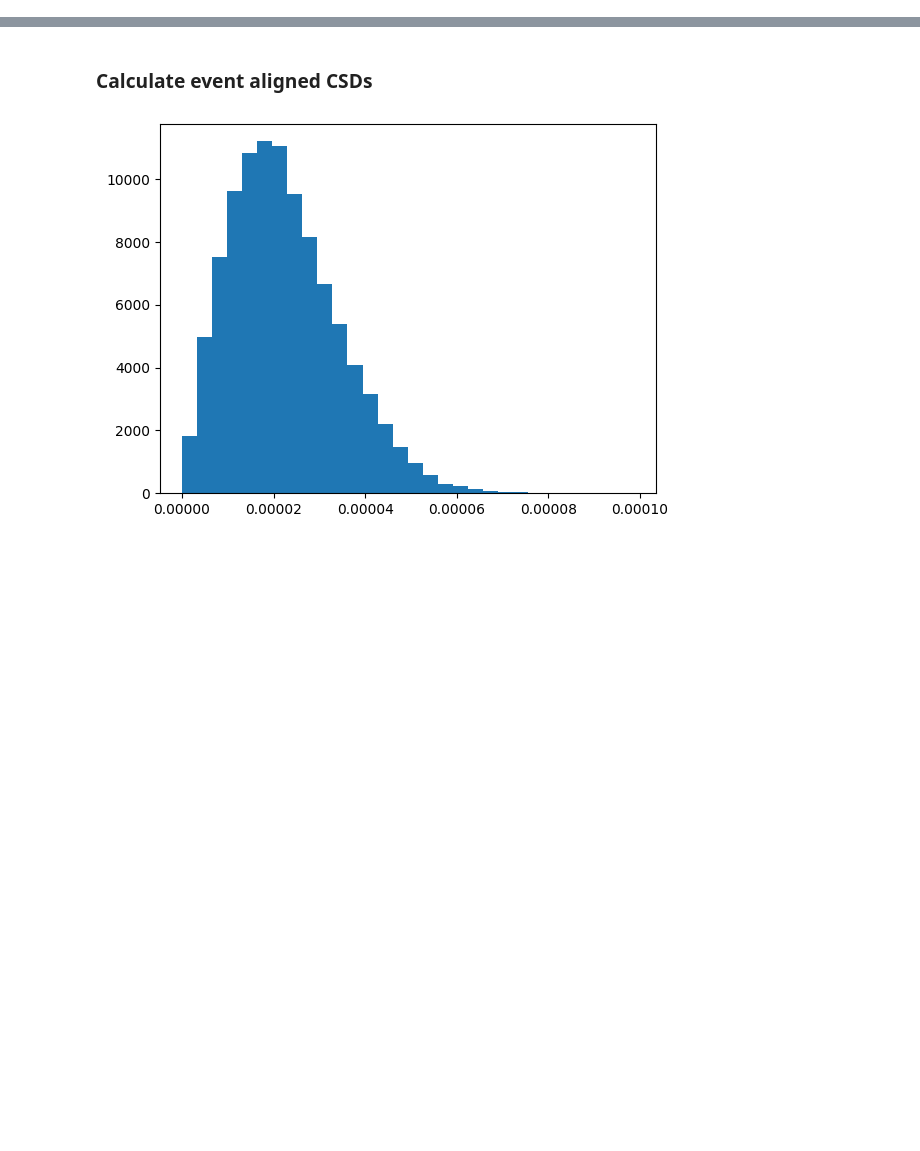
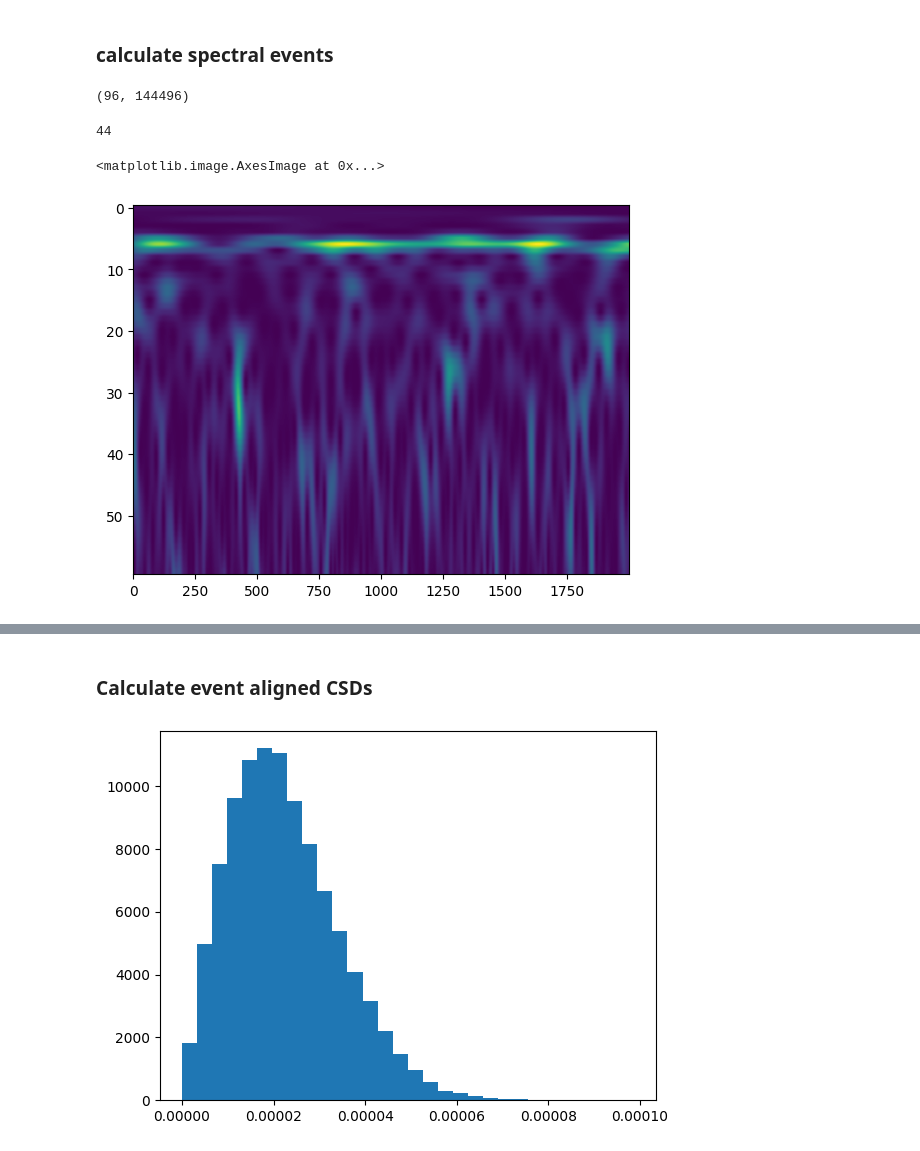
Before and after one commit to mwprestonjr/-a-periodic, a Jupyter notebook: code/allen_csd_test.ipynb, the cells around one changed output, grey strips where cells are left out. Cells and saved outputs as stored; diff of their text form; code cells hidden in the pictures; blank space fills up the shorter version.

```diff
--- a/code/allen_csd_test.ipynb
+++ b/code/allen_csd_test.ipynb
@@ -141,11 +147,10 @@ def window_lfp(lfp, alignment_window, trial_ids = None):
     if trial_ids is None:
         trial_ids = [1]
 
-    inds = pd.MultiIndex.from_product((trial_ids, alignment_window),
-                                      names=('presentation_id', 'time_from_presentation_onset'))
+    # inds = pd.MultiIndex.from_product((trial_ids, alignment_window),
+    #                                   names=('presentation_id', 'time_from_presentation_onset'))
 
     ds = lfp.sel(time = time_selection, method='nearest').to_dataset(name = 'aligned_lfp')
-    ds = ds.assign(time=inds).unstack('time')
 
     return ds['aligned_lfp']
 # %%
@@ -303,0 +317,36 @@ plt.xlim(-0.1, 0.4)
+# %% [markdown]
+### calculate spectral events
+# %%
+samp_freq = 500
+bounds = np.arange(0, 100_000)
+
+# set parameters
+freqs = list(range(1, 60 + 1))   # fequency values (Hz) over which to calculate TFR
+times = np.arange(len(bounds)) / samp_freq  # seconds
+event_band = [4,10]  # beta band (Hz)
+thresh_FOM = 3.0  # fac
+# %%
+spont_lfp.shape
+# %% [output]
+(96, 144496)
+# %%
+chan_idx = 74
+
+tfrs = se.tfr(spont_lfp[chan_idx, bounds], freqs, samp_freq)
+spec_events = se.find_events(tfr=tfrs, times=times, freqs=freqs,
+                             event_band=event_band, threshold_FOM=thresh_FOM)
+
+event_df_list = list()
+for event_idx, event_dict in enumerate(spec_events[0]):
+    event_dict['event_idx'] = event_idx
+    event_df_list.append(event_dict)
+event_df = pd.DataFrame(event_df_list)
+event_df = event_df[event_df['Peak Power'] > 1e-9]
+print(len(event_df))
+# %% [output]
+44
+# %%
+plt.imshow(tfrs[0,:,:2000], aspect='auto')
+# %% [output]
+<matplotlib.image.AxesImage at 0x...>
+[figure, added]
```
Also changed, not shown: parts of 12 cells of this notebook, 4 other files.
